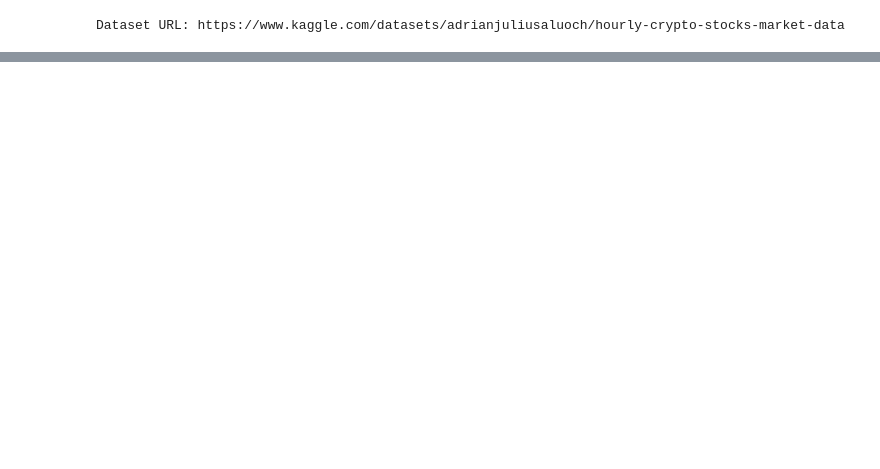
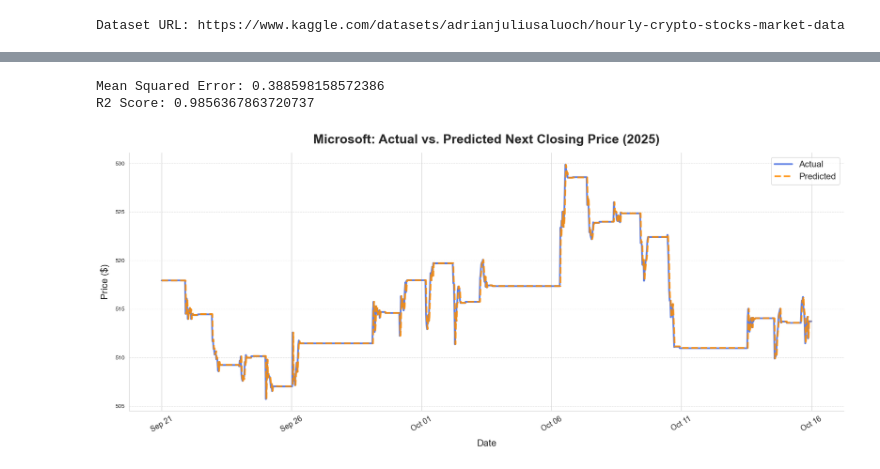
Before and after one commit to Eduard-Pugachov/financial_data_ai, a Jupyter notebook: data_analysis.ipynb, the cells around one changed output, grey strips where cells are left out. Drawn from its saved outputs; the diff is of its cells as text; code cells hidden in the pictures; blank space fills up the shorter version.

Commit message:
Microsoft linear regression model

```diff
--- a/data_analysis.ipynb
+++ b/data_analysis.ipynb
@@ -170,0 +173,57 @@ SyntaxError: unmatched ']' (1890416573.py, line 1)
+# %%
+#  Prediction task #1: Next closing price of Microsoft over 2025
+
+df_microsoft = df[df['name'] == 'Microsoft']
+df_microsoft = df_microsoft.sort_values(by=['timestamp'])
+df_microsoft['last_lag1'] = df_microsoft['last'].shift(1)
+df_microsoft['chg_lag1'] = df_microsoft['chg_'].shift(1)
+df_microsoft['vol_lag1'] = df_microsoft['vol_'].shift(1)
+
+df_microsoft = df_microsoft.dropna()
+X = df_microsoft[['last_lag1', 'chg_lag1', 'vol_lag1']]
+Y = df_microsoft['last']
+
+train_size = int(len(df_microsoft) * 0.8)
+
+X_train = X[:train_size]
+Y_train = Y[:train_size]
+X_test = X[train_size:]
+Y_test = Y[train_size:]
+
+model = LinearRegression()
+model.fit(X_train, Y_train)
+
+predictions = model.predict(X_test)
+
+from sklearn.metrics import mean_squared_error, r2_score
+print("Mean Squared Error:", mean_squared_error(Y_test, predictions))
+print("R2 Score:", r2_score(Y_test, predictions))
+
+test_dates = df_microsoft['timestamp'].iloc[train_size:]
+
+sns.set_style("whitegrid")
+plt.figure(figsize=(18, 8))
+
+plt.plot(test_dates, Y_test.values, label="Actual", linewidth=3, color="royalblue", alpha=0.85)
+plt.plot(test_dates, predictions, label="Predicted", linewidth=3, color="darkorange", linestyle="--", alpha=0.85)
+
+plt.legend(fontsize=15, frameon=True)
+plt.title("Microsoft: Actual vs. Predicted Next Closing Price (2025)", fontsize=22, weight='bold', pad=16)
+plt.xlabel("Date", fontsize=16, labelpad=10)
+plt.ylabel("Price ($)", fontsize=16, labelpad=10)
+
+num_xticks = 6
+total_test_dates = len(test_dates)
+xticks_index = np.linspace(0, total_test_dates-1, num_xticks).astype(int)
+xticks_dates = test_dates.iloc[xticks_index].dt.strftime('%b %d')
+plt.xticks(test_dates.iloc[xticks_index], xticks_dates, rotation=30, fontsize=13)
+
+plt.tight_layout(rect=[0, 0.03, 1, 1])
+sns.despine()
+
+plt.grid(axis="y", linestyle="--", alpha=0.6)
+plt.show()
+# %% [output]
+Mean Squared Error: 0.388598158572386
+R2 Score: 0.9856367863720737
+[figure, added]
```
Also changed, not shown: parts of 7 cells of this notebook.
